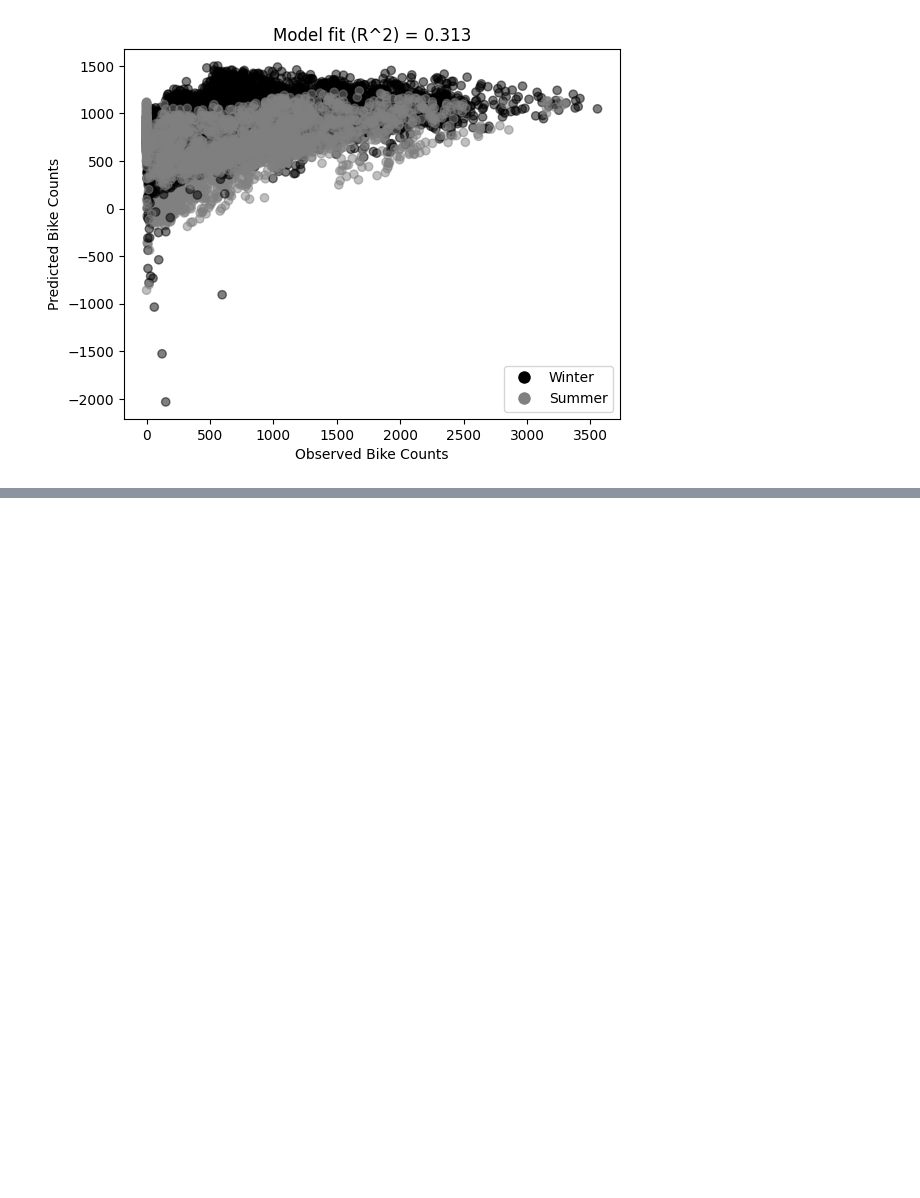
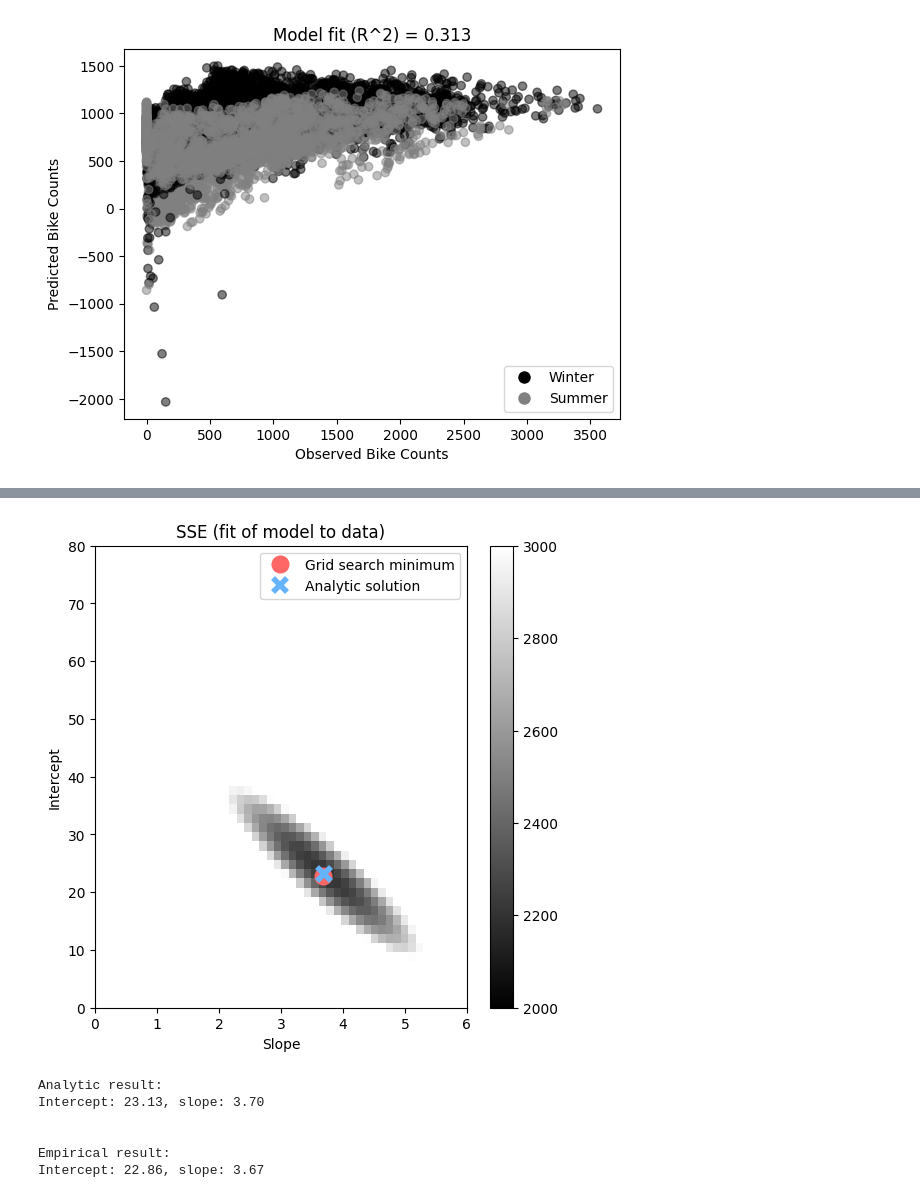
Before and after one commit to MiesnerJacob/practical-linear-algebra-for-data-science, a Jupyter notebook: 12-least-squares-applications.ipynb, the cells around one changed output, grey strips where cells are left out. Saved outputs shown, nothing was run; the diff lists cells and outputs as text; code cells hidden in the pictures; blank space fills up the shorter version.

```diff
--- a/12-least-squares-applications.ipynb
+++ b/12-least-squares-applications.ipynb
@@ -319,0 +397,63 @@ inv(X'X + 0.01*I) rank: 4
+# %%
+# Exercise 12-6 (Perform Grid Search to find parameters for Linear Regression)
+
+# Data
+number_of_courses = [13, 4, 12, 3, 14, 13, 12, 9, 11, 7, 13, 11, 9, 2, 5, 7, 10, 0, 9, 7]
+happiness_levels = [70, 25, 54, 21, 80, 68, 84, 62, 57, 40, 60, 64, 45, 38, 51, 52, 58, 21, 75, 70]
+
+# Design matrix
+design_matrix = np.hstack((np.ones((20, 1)), np.array(number_of_courses, ndmin=2).T))
+beta_coefficients = np.linalg.lstsq(design_matrix, happiness_levels, rcond=None)[0]
+
+# Number of steps for each parameter
+grid_resolution = 50
+
+# Specify intercepts and slopes to test
+intercept_values = np.linspace(0, 80, grid_resolution)
+slope_values = np.linspace(0, 6, grid_resolution)
+
+# Initialize output matrix for Sum of Squared Errors (SSE)
+SSE_matrix = np.zeros((len(intercept_values), len(slope_values)))
+
+# For-loops over parameters
+for intercept_index in range(len(intercept_values)):
+    for slope_index in range(len(slope_values)):
+
+        # Model-predicted data
+        predicted_happiness = design_matrix @ np.array([intercept_values[intercept_index], slope_values[slope_index]]).T
+
+        # Sum of squared errors
+        SSE_matrix[intercept_index, slope_index] = np.sum((predicted_happiness - happiness_levels) ** 2)
+
+# Find empirical minimum
+min_index_intercept, min_index_slope = np.unravel_index(np.argmin(SSE_matrix), SSE_matrix.shape)
+empirical_intercept = intercept_values[min_index_intercept]
+empirical_slope = slope_values[min_index_slope]
+
+# Plot the error landscape with empirical minimum
+plt.figure(figsize=(6, 6))
+plt.imshow(SSE_matrix, vmin=2000, vmax=3000, extent=[slope_values[0], slope_values[-1], intercept_values[0], intercept_values[-1]],
+           origin='lower', aspect='auto', cmap='gray')
+plt.plot(empirical_slope, empirical_intercept, 'o', color=[1, 0.4, 0.4], markersize=12, label='Grid search minimum')
+plt.plot(beta_coefficients[1], beta_coefficients[0], 'x', color=[0.4, 0.7, 1], markeredgewidth=4, markersize=10, label='Analytic solution')
+plt.colorbar()
+plt.xlabel('Slope')
+plt.ylabel('Intercept')
+plt.title('SSE (fit of model to data)')
+plt.legend()
+plt.show()
+
+# Print out the results
+print('Analytic result:')
+print(f'Intercept: {beta_coefficients[0]:.2f}, slope: {beta_coefficients[1]:.2f}')
+print('\n')
+print('Empirical result:')
+print(f'Intercept: {empirical_intercept:.2f}, slope: {empirical_slope:.2f}')
+# %% [output]
+[figure, added]
+Analytic result:
+Intercept: 23.13, slope: 3.70
+
+
+Empirical result:
+Intercept: 22.86, slope: 3.67
```
Also changed, not shown: parts of 9 cells of this notebook.
